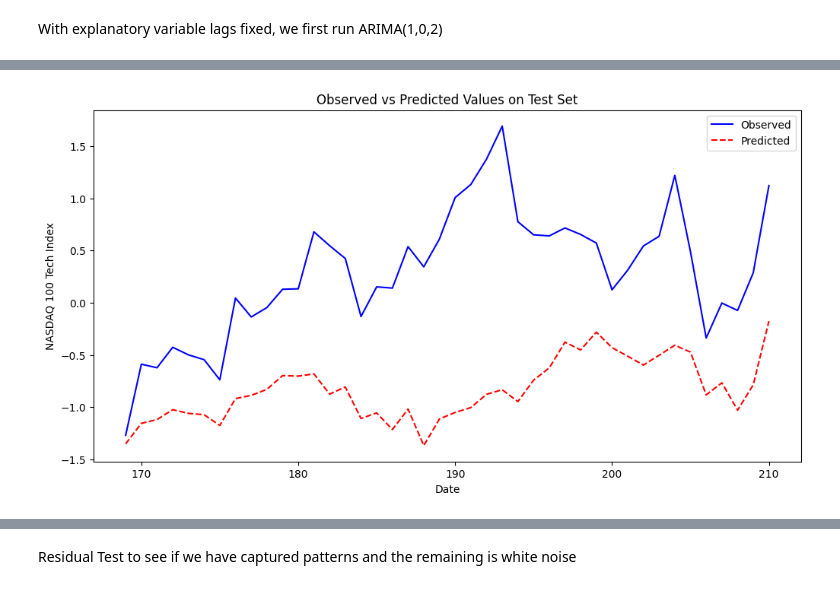
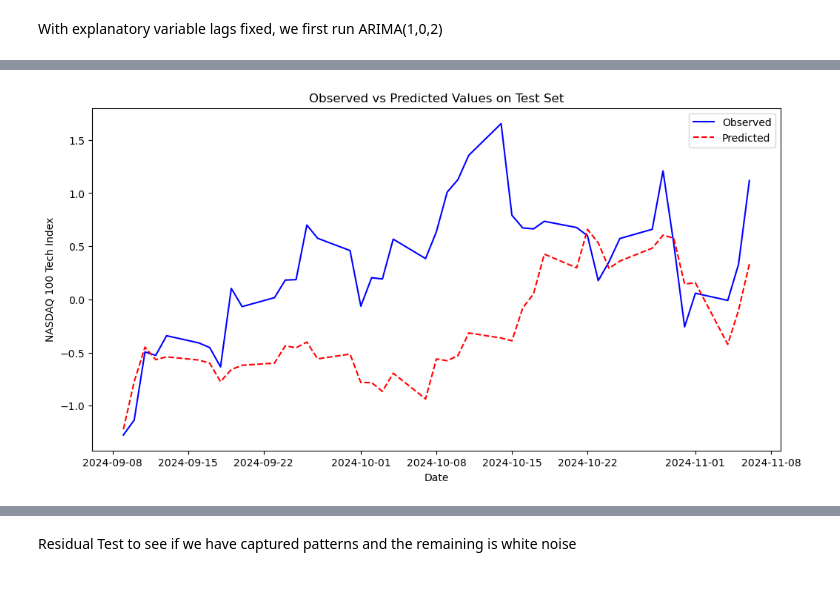
Before and after one commit to dg3358/ACTU-5842-Project, a Jupyter notebook: project_code.ipynb, the cells around one changed output, grey strips where cells are left out. Cells and saved outputs as stored; diff of their text form; code cells hidden in the pictures.

```diff
--- a/project_code.ipynb
+++ b/project_code.ipynb
@@ -543,6 +553,0 @@ X_test = X_aligned[train_size:]
-# %%
-model = ARIMA(y_train, order=(1, 0, 2), exog=X_train)
-model_fit = model.fit()
-
-# Print the model summary
-print(model_fit.summary())
@@ -572,0 +554,12 @@ Test Mean Squared Error (MSE): 1.540968035622148
+# %%
+def arima_output(p, d, q, predictors, response):
+    outputs = []
+    model = ARIMA(response, order = (p,d,q), exog = predictors)
+    model_fit = model.fit()
+    outputs.append(model_fit.summary())
+    y_test_pred = model_fit.forecast(steps=len(y_test), exog=X_test)
+    outputs.append(y_test_pred)
+    test_mse = mean_squared_error(y_test, y_test_pred)
+    outputs.append(test_mse)
+    outputs.append(model_fit.resid)
+    return outputs
@@ -572,0 +568,16 @@ Test Mean Squared Error (MSE): 1.540968035622148
+# %%
+max_AR = 2
+max_MA = 2
+
+model_sums = np.empty(shape = (max_AR + 1, max_MA + 1))
+mse_vals = np.empty(shape = (max_AR + 1, max_MA + 1))
+for i in range(0, max_AR + 1):
+    for j in range(0, max_MA + 1):
+        curr_model = arima_output(i,0,j, X_train, y_train)
+        mse_vals[i,j] = curr_model[2]
+
+opt_AR = np.where(mse_vals == np.min(mse_vals))[0][0]
+opt_MA = np.where(mse_vals == np.min(mse_vals))[1][0]
+print("Optimal p:", opt_AR)
+print("Optimal q:", opt_MA)
+print("MSE:", round(mse_vals[opt_AR, opt_MA],5))
@@ -572,0 +590,2 @@ Test Mean Squared Error (MSE): 1.540968035622148
+# %%
+opt_model_sum, y_test_pred, opt_mse, resid = arima_output(opt_AR, 0, opt_MA, X_train, y_train)
@@ -573,11 +612,12 @@ Test Mean Squared Error (MSE): 1.540968035622148
 # %%
 plt.figure(figsize=(12, 6))
-plt.plot(y_test.index, y_test, label='Observed', color='blue')
-plt.plot(y_test.index, y_test_pred, label='Predicted', color='red', linestyle='--')
+plt.plot(result_data['DATE'][train_size:], y_test, label='Observed', color='blue')
+plt.plot(result_data['DATE'][train_size:], y_test_pred,
+         label='Predicted', color='red', linestyle='--')
 plt.title('Observed vs Predicted Values on Test Set')
 plt.xlabel('Date')
 plt.ylabel('NASDAQ 100 Tech Index')
 plt.legend()
 plt.show()
 # %% [output]
-[figure, old version]
+[figure, new version]
```
Also changed, not shown: parts of 51 cells of this notebook.
